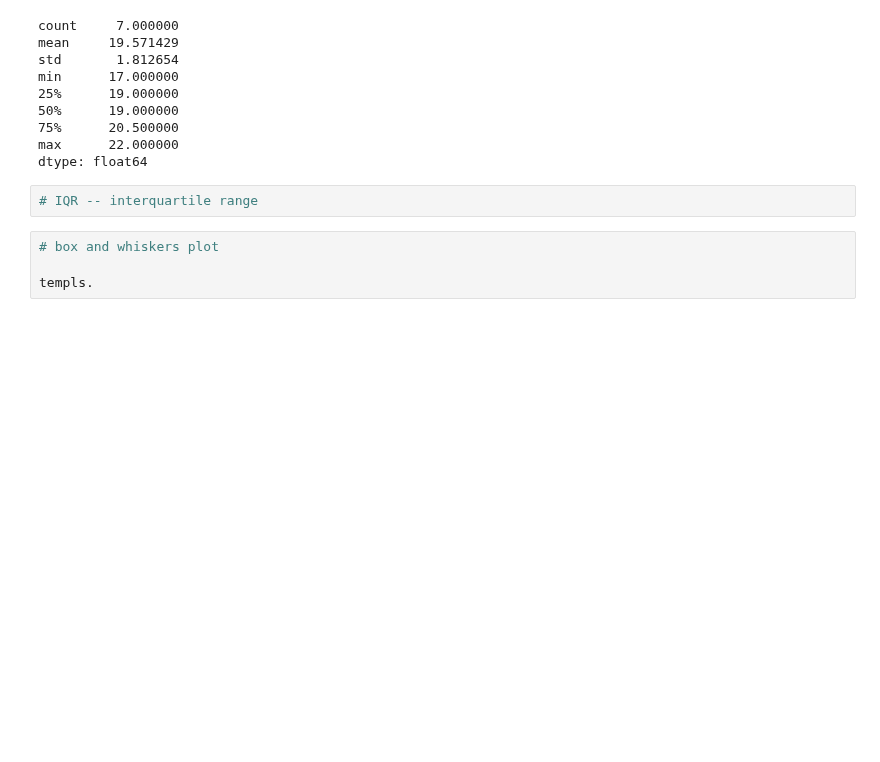
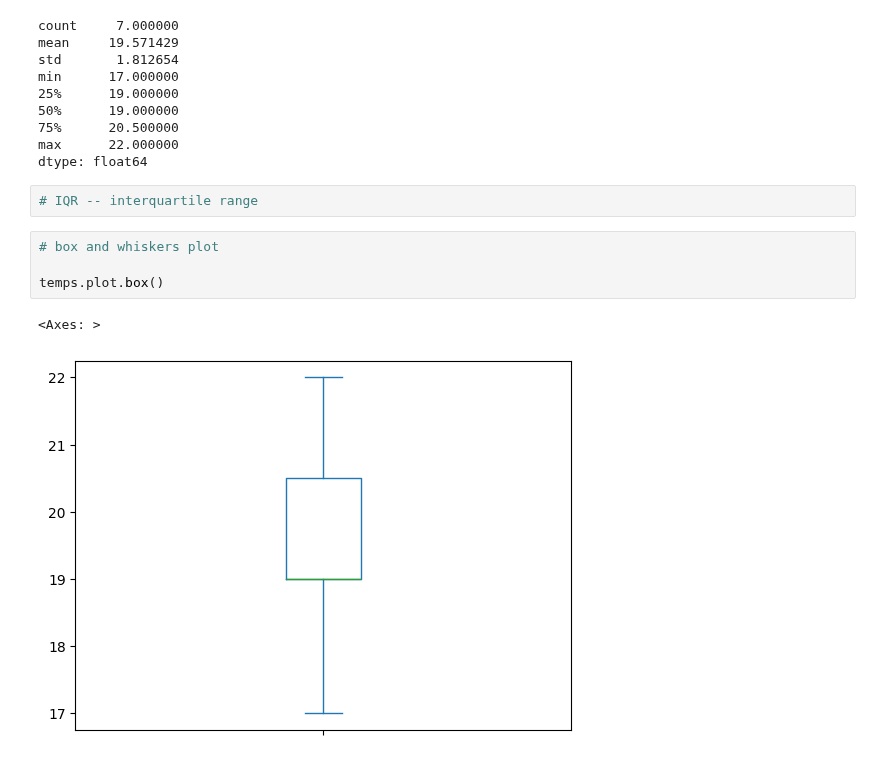
Before and after one commit to reuven/apple-2025-01Jan-plotting, a Jupyter notebook: Apple 2025-01Jan-09.ipynb, the cells around one changed output. Cells and saved outputs as stored; diff of their text form; blank space fills up the shorter version.

```diff
--- a/Apple 2025-01Jan-09.ipynb
+++ b/Apple 2025-01Jan-09.ipynb
@@ -303,4 +303,7 @@ dtype: float64
 # %%
 # box and whiskers plot
 
-templs.
+temps.plot.box()
+# %% [output]
+<Axes: >
+[figure, added]
```
Also changed, not shown: parts of 5 cells of this notebook.
